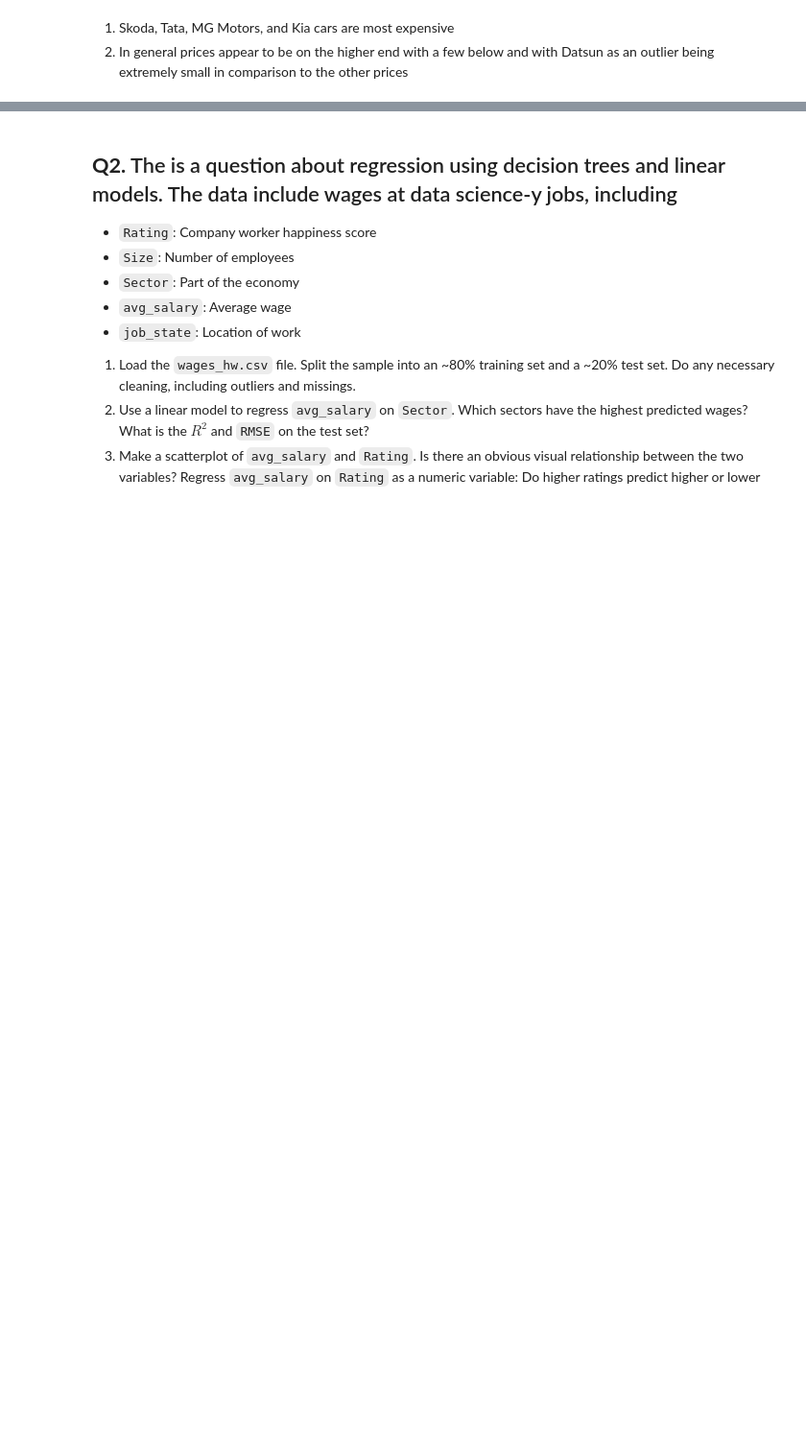
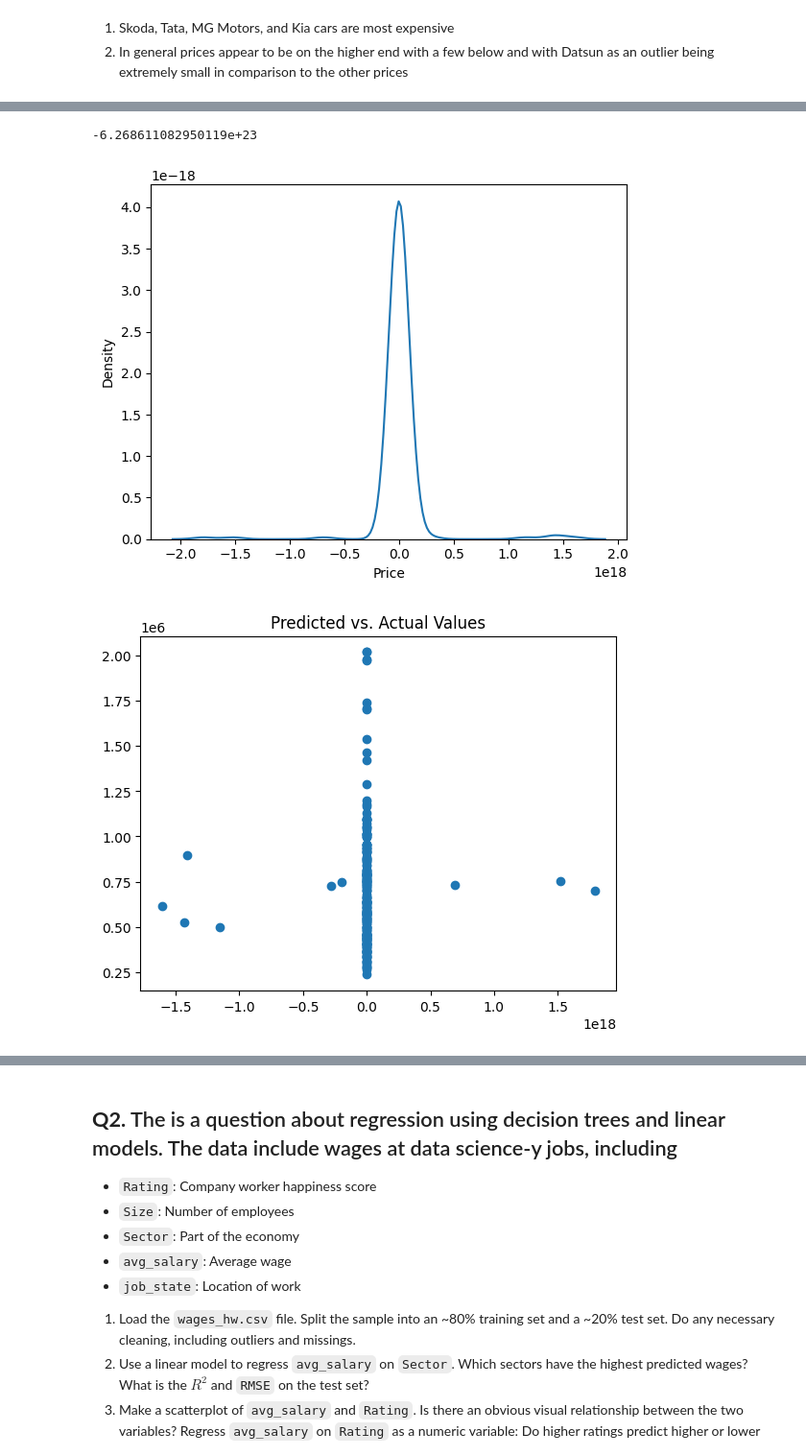
Before and after one commit to Ymy9he/assignment4, a Jupyter notebook: Copy_of_assignment4.ipynb, the cells around one changed output, grey strips where cells are left out. Shown at 96% size. Drawn from its saved outputs; the diff is of its cells as text; code cells hidden in the pictures; blank space fills up the shorter version.

```diff
--- a/Copy_of_assignment4.ipynb
+++ b/Copy_of_assignment4.ipynb
@@ -173,0 +167,6 @@ ValueError: ignored
+# %%
+vars = ['Color','Body_Type','Fuel_Type', 'Transmission_Type'] # This is a list of variables to use
+y = df['Price']
+
+ddf = pd.get_dummies(df.loc[:, vars],dtype='int', drop_first= True)
+print(ddf)
@@ -173,0 +222,14 @@ ValueError: ignored
+# %%
+ym = pd.concat([X, ddf], axis = 1)
+X_train, X_test, y_train, y_test = train_test_split (ddf, y, test_size=0.2, random_state=42)
+X_train.head()
+
+reg = LinearRegression().fit(X_train,y_train) # Fit the linear model
+pn(reg.intercept_) # Intercept value
+pn(reg.coef_) # Regression coefficients
+pn(reg.score(X_test, y_test)) # R squared measure
+
+
+#r2 0.4762397083972597
+
+# My R2 was the same when combining it as it was for the categorical values
@@ -173,0 +247,36 @@ ValueError: ignored
+# %%
+#question 5
+## Polynomial features:
+from sklearn.preprocessing import PolynomialFeatures
+
+# Expand features
+expander = PolynomialFeatures(degree=3,include_bias=False) # Create the expander
+#
+Z_train = expander.fit_transform(X_train) # Pass the df into the expander to get powers/interactions of x and y
+names = expander.get_feature_names_out() # Get the names of these variables
+X_train_lm = pd.DataFrame(data=Z_train, columns = names) # Create a new, expanded dataframe
+#
+Z_test = expander.fit_transform(X_test) # Pass the df into the expander to get powers/interactions of x and y
+names = expander.get_feature_names_out() # Get the names of these variables
+X_test_lm = pd.DataFrame(data=Z_test, columns = names) # Create a new, expanded dataframe
+
+# Fit the model and get the R2 measure:
+reg = LinearRegression().fit(X_train_lm, y_train) # Fit the linear model
+print(reg.score(X_test_lm, y_test)) # R squared measure
+
+# Predicted values:
+y_hat_lm = reg.predict(X_test_lm)
+residuals_lm = y_test - y_hat_lm
+
+## Residual plot:
+sns.kdeplot(residuals_lm)
+plt.show()
+
+## True versus predicted plot:
+plt.scatter(x=y_hat_lm,y=y_test)
+plt.title('Predicted vs. Actual Values')
+plt.show()
+# %% [output]
+-6.268611082950119e+23
+[figure, added]
+[figure, added]
```
Also changed, not shown: parts of 18 cells of this notebook.
